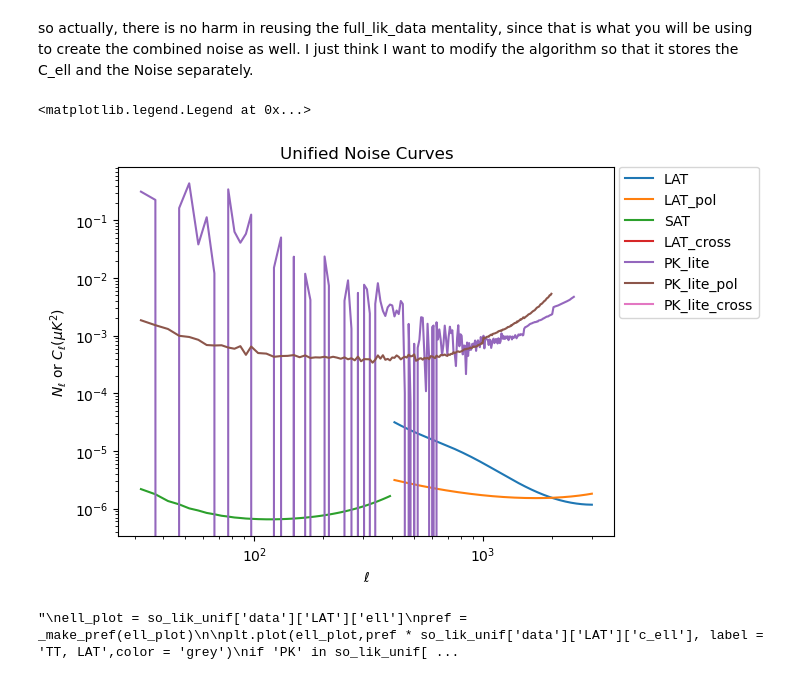
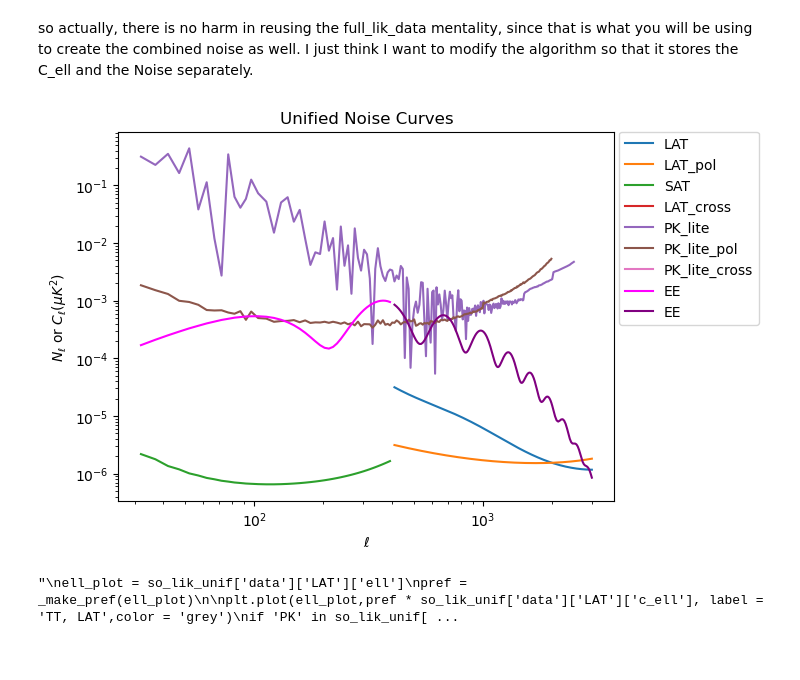
Before and after one commit to teodorgrosu/cosmocast, a Jupyter notebook: teo_nbs/032826_mockdata_final.ipynb, the cells around one changed output. Drawn from its saved outputs; the diff is of its cells as text; code cells hidden in the pictures.

```diff
--- a/teo_nbs/032826_mockdata_final.ipynb
+++ b/teo_nbs/032826_mockdata_final.ipynb
@@ -835,25 +835,25 @@ def plot_noise_curves_pk(exp_temp = 'PK'):
 # %%
 dict_temp = so_lik_unif['data']
 for exp in dict_temp.keys():
     if isinstance(dict_temp[exp]['n_ell'],int) == False:
-        plt.plot(dict_temp[exp]['ell'],dict_temp[exp]['n_ell'], label = exp )
-'''
+        plt.plot(dict_temp[exp]['ell'],np.abs(dict_temp[exp]['n_ell']), label = exp)
+
 plt.plot(so_lik_unif['data']['SAT']['ell'],so_lik_unif['data']['SAT']['c_ell'], label = 'EE',color = 'magenta')
 plt.plot(so_lik_unif['data']['LAT_pol']['ell'],so_lik_unif['data']['LAT_pol']['c_ell'], label = 'EE',  color = 'purple')
+'''
 plt.plot(so_lik_unif['data']['LAT']['ell'],so_lik_unif['data']['LAT']['c_ell'], label = 'TT, LAT',color = 'grey')
 if 'PK' in so_lik_unif['data'].keys():
     plt.plot(so_lik_unif['data']['PK']['ell'],so_lik_unif['data']['PK']['c_ell'], label = 'TT, PK',color = 'indigo')
 #plt.plot(so_lik_unif['data']['PK_lite']['ell'],so_lik_unif['data']['PK_lite']['c_ell'], label = 'TT, PK_Lite',color = 'black')
 '''
 plt.ylabel(r'$N_\ell $ or $C_\ell (\mu K^2)$')
 plt.xlabel(r'$\ell$')
 plt.loglog()
 plt.title('Unified Noise Curves')
 plt.legend(loc='upper left', bbox_to_anchor=(1.01, 1), borderaxespad=0)
-#plt.savefig('images/noise_unified_nocell_nopk.png', dpi=300, bbox_inches='tight')
+plt.savefig('images/noise_unified_lite.png', dpi=300, bbox_inches='tight')
 # %% [output]
-<matplotlib.legend.Legend at 0x...>
-[figure, old version]
+[figure, new version]
 # %%
 ## OK VERY IMPORTANT : COMPARE C_l^TT between datasets to make sure it is right.
 '''
```
Also changed, not shown: parts of 6 cells of this notebook.
